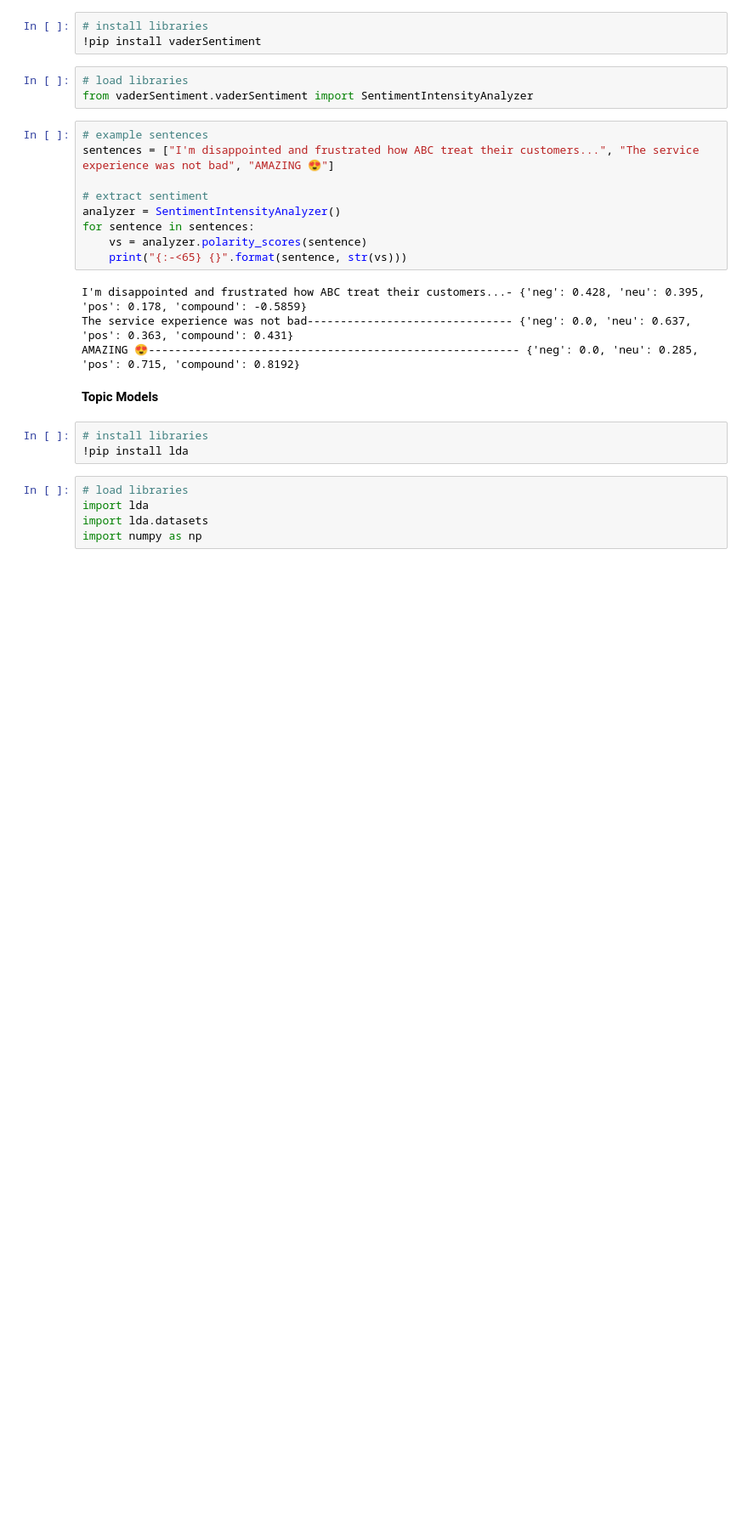
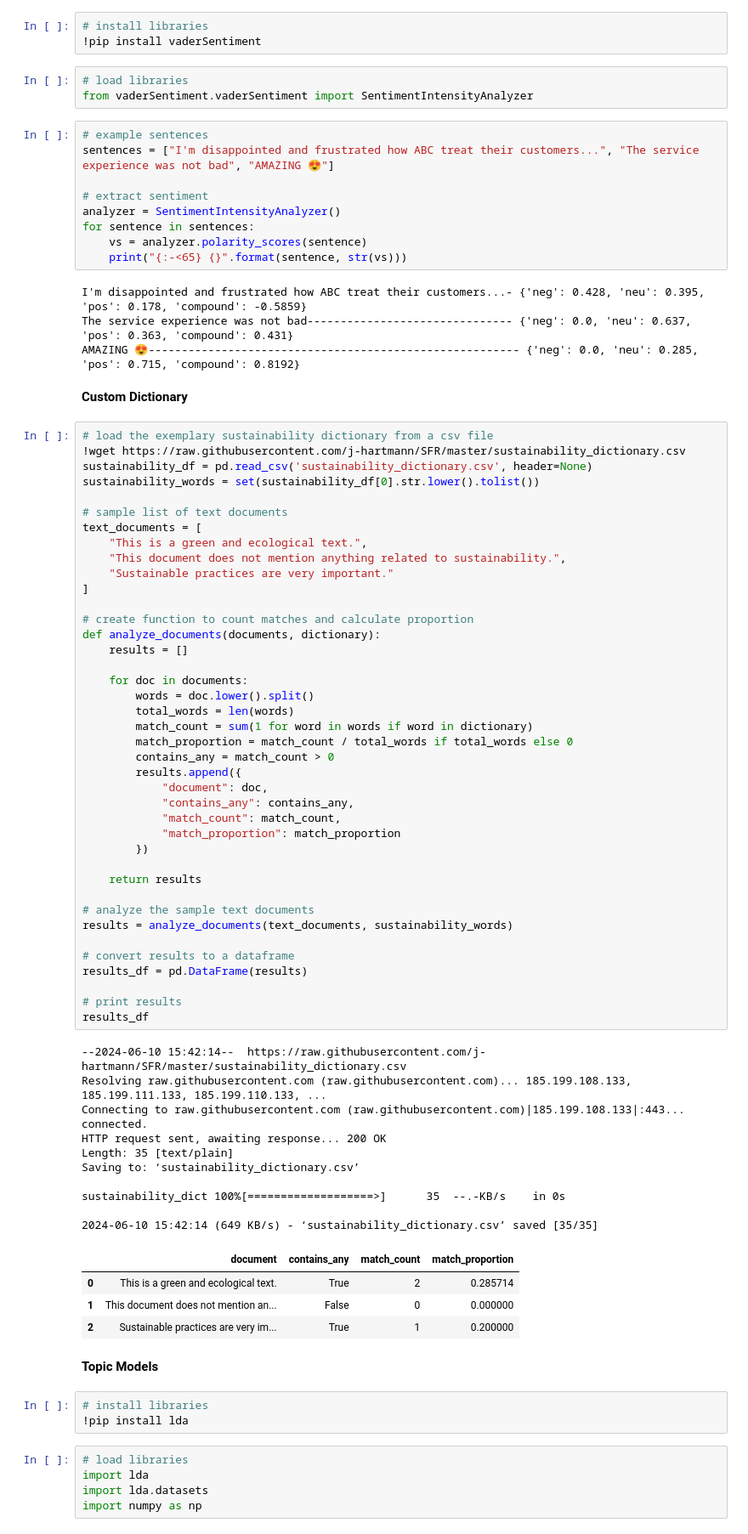
Before and after one commit to j-hartmann/SFR, a Jupyter notebook: SFR.ipynb, the cells around one changed output. Shown: that part at 85% size. Cells and saved outputs as stored; diff of their text form; blank space fills up the shorter version.

```diff
--- a/SFR.ipynb
+++ b/SFR.ipynb
@@ -27,6 +27,63 @@ for sentence in sentences:
 I'm disappointed and frustrated how ABC treat their customers...- {'neg': 0.428, 'neu': 0.395, 'pos': 0.178, 'compound': -0.5859}
 The service experience was not bad------------------------------- {'neg': 0.0, 'neu': 0.637, 'pos': 0.363, 'compound': 0.431}
 AMAZING 😍-------------------------------------------------------- {'neg': 0.0, 'neu': 0.285, 'pos': 0.715, 'compound': 0.8192}
+# %% [markdown]
+**Custom Dictionary**
+# %%
+# load the exemplary sustainability dictionary from a csv file
+!wget https://raw.githubusercontent.com/j-hartmann/SFR/master/sustainability_dictionary.csv
+sustainability_df = pd.read_csv('sustainability_dictionary.csv', header=None)
+sustainability_words = set(sustainability_df[0].str.lower().tolist())
+
+# sample list of text documents
+text_documents = [
+    "This is a green and ecological text.",
+    "This document does not mention anything related to sustainability.",
+    "Sustainable practices are very important."
+]
+
+# create function to count matches and calculate proportion
+def analyze_documents(documents, dictionary):
+    results = []
+
+    for doc in documents:
+        words = doc.lower().split()
+        total_words = len(words)
+        match_count = sum(1 for word in words if word in dictionary)
+        match_proportion = match_count / total_words if total_words else 0
+        contains_any = match_count > 0
+        results.append({
+            "document": doc,
+            "contains_any": contains_any,
+            "match_count": match_count,
+            "match_proportion": match_proportion
+        })
+
+    return results
+
+# analyze the sample text documents
+results = analyze_documents(text_documents, sustainability_words)
+
+# convert results to a dataframe
+results_df = pd.DataFrame(results)
+
+# print results
+results_df
+# %% [output]
+--2024-06-10 15:42:14--  https://raw.githubusercontent.com/j-hartmann/SFR/master/sustainability_dictionary.csv
+Resolving raw.githubusercontent.com (raw.githubusercontent.com)... 185.199.108.133, 185.199.111.133, 185.199.110.133, ...
+Connecting to raw.githubusercontent.com (raw.githubusercontent.com)|185.199.108.133|:443... connected.
+HTTP request sent, awaiting response... 200 OK
+Length: 35 [text/plain]
+Saving to: ‘sustainability_dictionary.csv’
+
+sustainability_dict 100%[===================>]      35  --.-KB/s    in 0s
+
+2024-06-10 15:42:14 (649 KB/s) - ‘sustainability_dictionary.csv’ saved [35/35]
+|  | document | contains_any | match_count | match_proportion |
+| 0 | This is a green and ecological text. | True | 2 | 0.285714 |
+| 1 | This document does not mention an... | False | 0 | 0.000000 |
+| 2 | Sustainable practices are very im... | True | 1 | 0.200000 |
 # %% [markdown]
 **Topic Models**
 # %%
```
